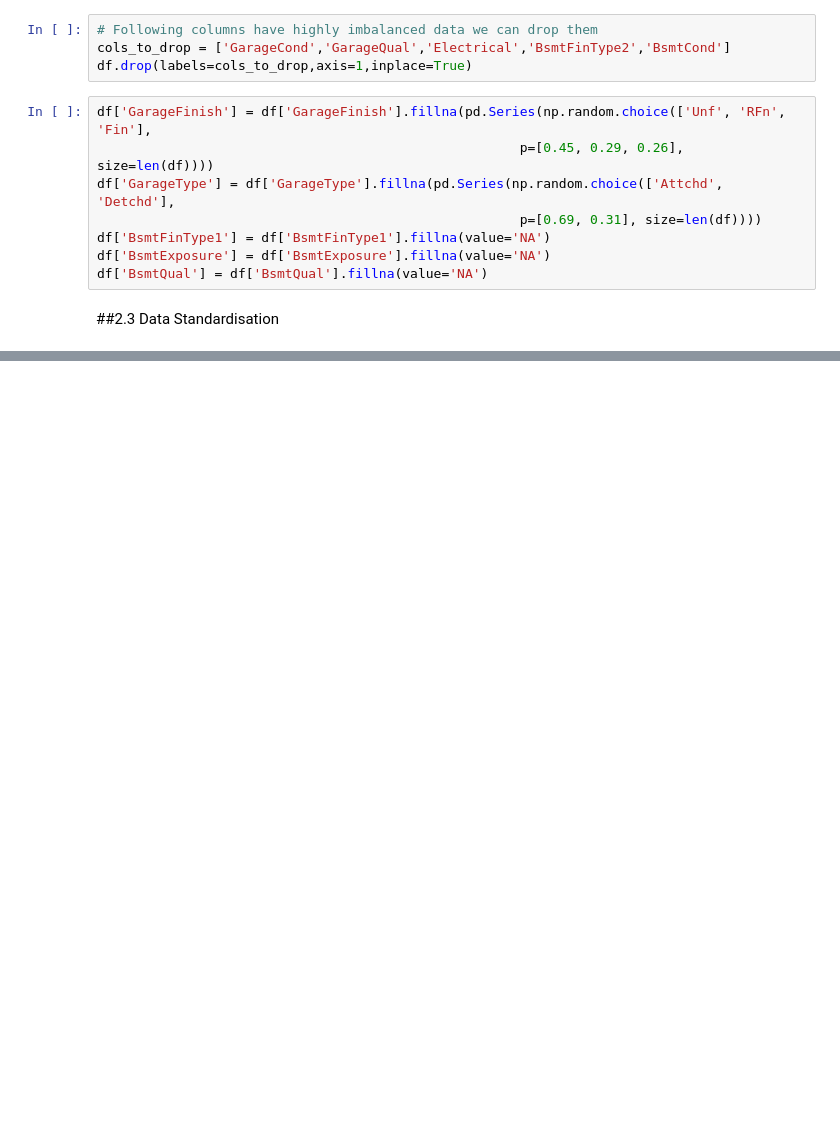
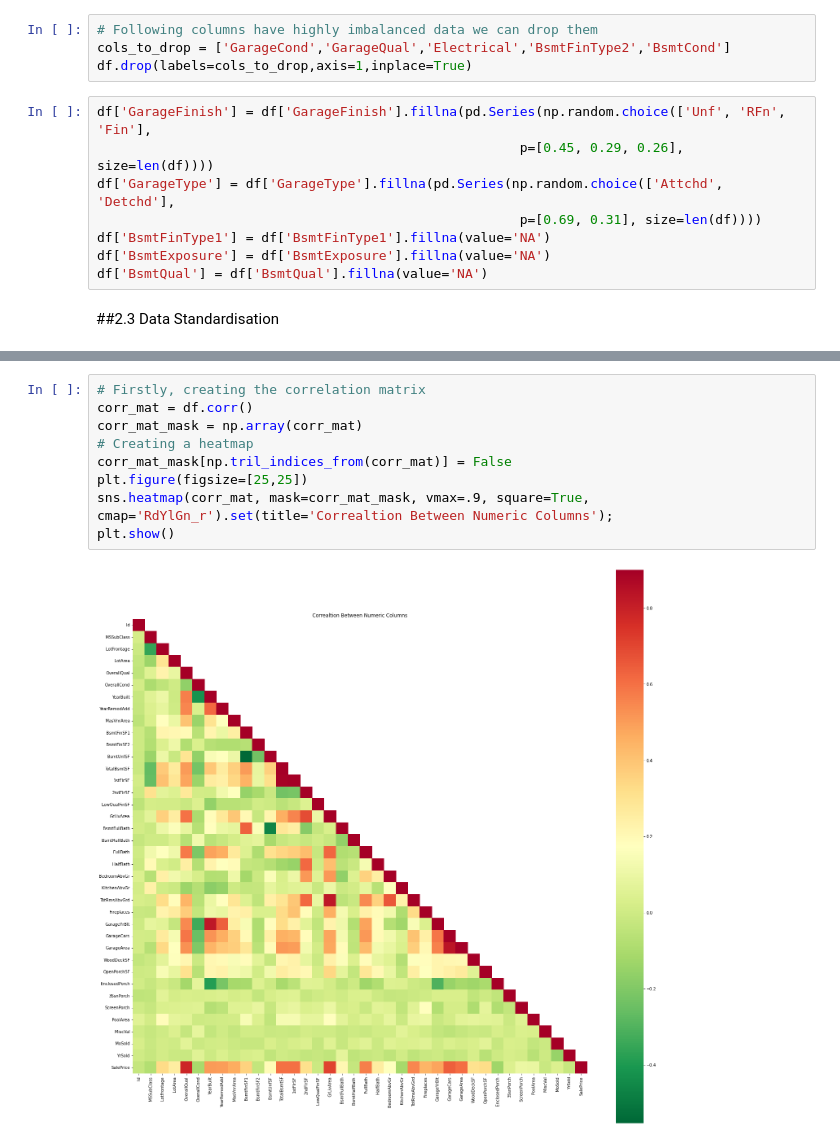
Before and after one commit to GaikwadChinmay/Surprise-Inc-Housing-Price-Prediction, a Jupyter notebook: Surprise_Housing_Pricing.ipynb, the cells around one changed output, grey strips where cells are left out. Drawn from its saved outputs; the diff is of its cells as text; blank space fills up the shorter version.

```diff
--- a/Surprise_Housing_Pricing.ipynb
+++ b/Surprise_Housing_Pricing.ipynb
@@ -285,0 +232,11 @@ AttributeError: 'float' object has no attribute 'shape'
+# %%
+# Firstly, creating the correlation matrix
+corr_mat = df.corr()
+corr_mat_mask = np.array(corr_mat)
+# Creating a heatmap
+corr_mat_mask[np.tril_indices_from(corr_mat)] = False
+plt.figure(figsize=[25,25])
+sns.heatmap(corr_mat, mask=corr_mat_mask, vmax=.9, square=True, cmap='RdYlGn_r').set(title='Correaltion Between Numeric Columns');
+plt.show()
+# %% [output]
+[figure, added]
```
Also changed, not shown: parts of 51 cells of this notebook.
